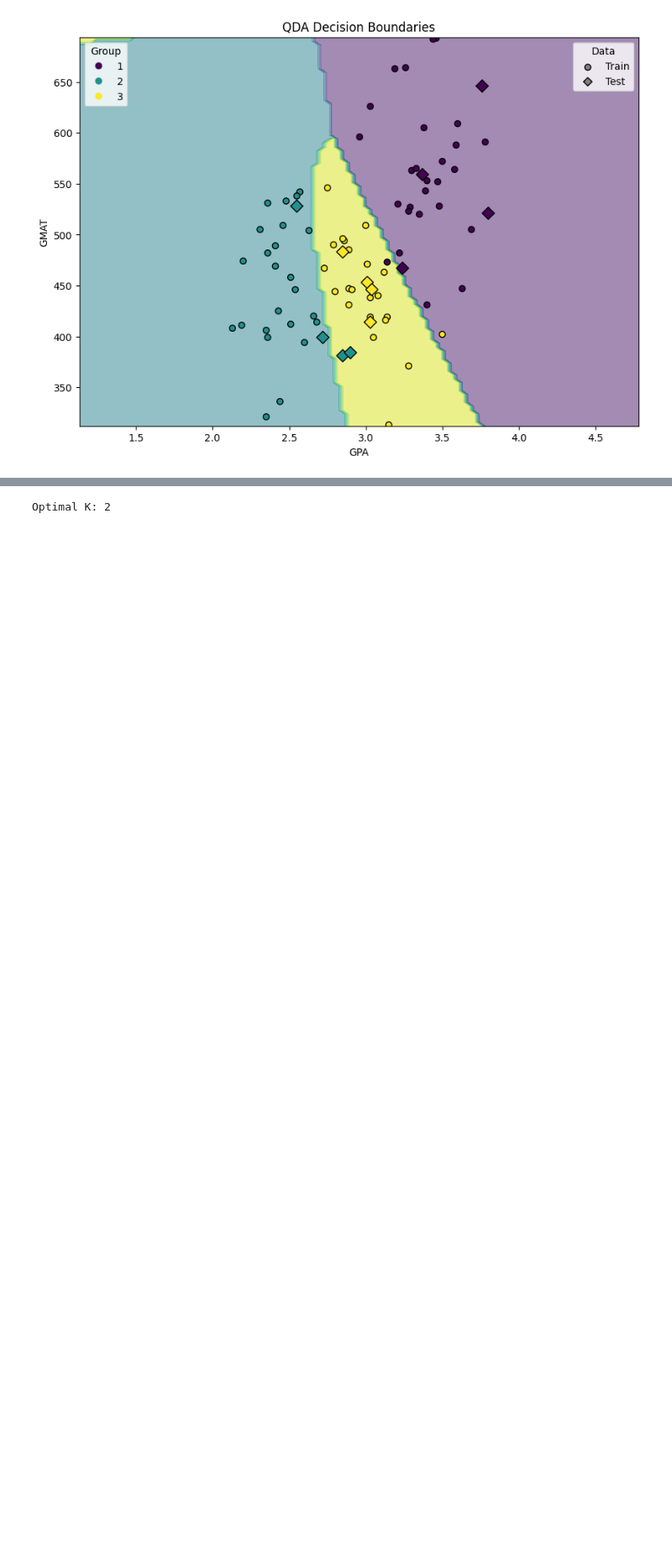
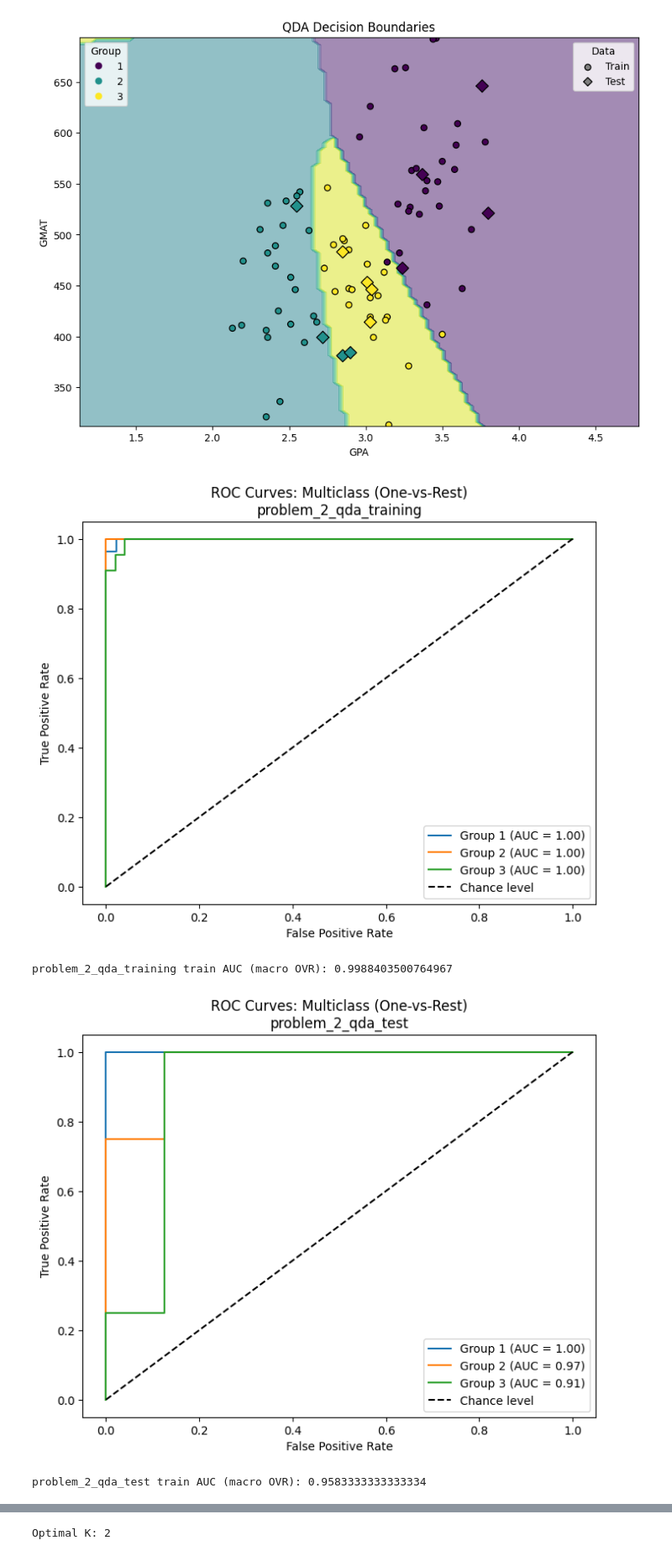
Before and after one commit to nealkuperman/Data_Science_I, a Jupyter notebook: HW/HW_2/HW_2.ipynb, the cells around one changed output, grey strips where cells are left out. Shown at 84% size. Drawn from its saved outputs; the diff is of its cells as text; code cells hidden in the pictures; blank space fills up the shorter version.

```diff
--- a/HW/HW_2/HW_2.ipynb
+++ b/HW/HW_2/HW_2.ipynb
@@ -950,3 +1038,14 @@ if VERBOSE:
     plt.show()
 # %% [output]
 [figure]
+# %%
+# QDA ROC Curve and AUC
+if VERBOSE:
+    plot_roc_curve(qda, y_train, X_train, save_fig=False, save_name = "problem_2_qda_training")
+    plot_roc_curve(qda, y_test, X_test, save_fig=False, save_name = "problem_2_qda_test")
+    plot_roc_curve(qda, y, X, save_fig=False, save_name = "problem_2_qda_full")
+# %% [output]
+[figure, added]
+problem_2_qda_training train AUC (macro OVR): 0.9988403500764967
+[figure, added]
+problem_2_qda_test train AUC (macro OVR): 0.9583333333333334
```
Also changed, not shown: parts of 15 cells of this notebook, 7 other files.
